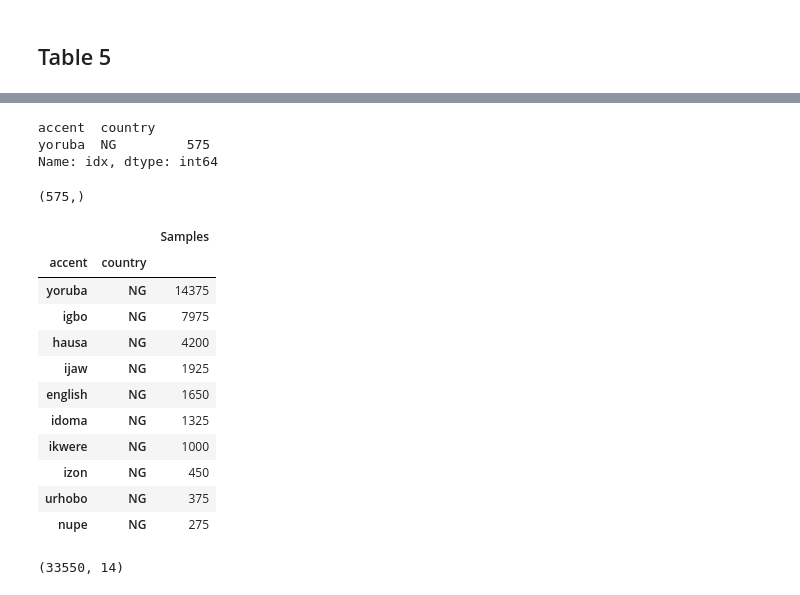
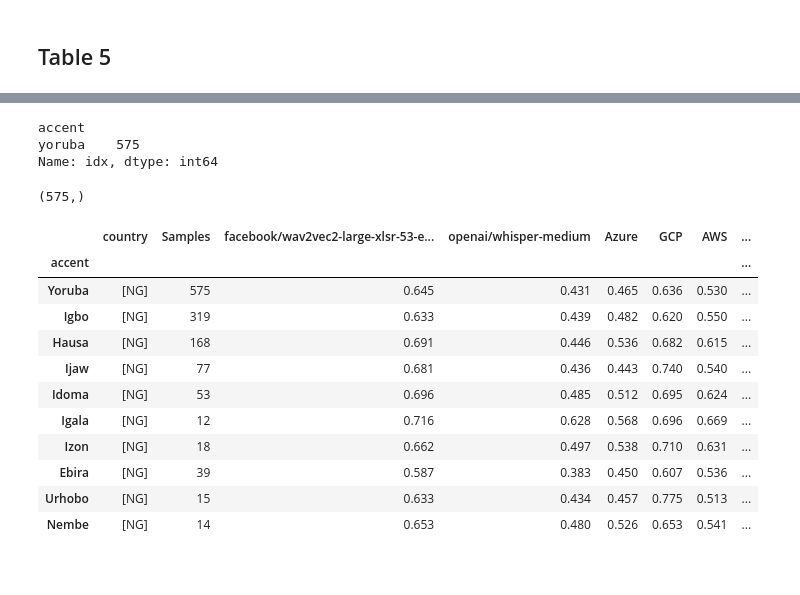
Before and after one commit to intron-innovation/AfriSpeech-200, a Jupyter notebook: notebooks/result_analysis.ipynb, the cells around one changed output, grey strips where cells are left out. Drawn from its saved outputs; the diff is of its cells as text; code cells hidden in the pictures.

```diff
--- a/notebooks/result_analysis.ipynb
+++ b/notebooks/result_analysis.ipynb
@@ -237,0 +259,3 @@ devset.head(2)
+# %%
+traindevset = pd.concat([trainset, devset])
+traindevset.shape
@@ -238 +392,41 @@ devset.head(2)
+# %%
+def accent_wer_v1(df, traindevset_df, origin, topk, open_source_list, commercial_list, ours_list, ):
+
+    # get the topk accents using the traindev dataframe
+    top_accent_df = traindevset_df[traindevset_df["origin"] == origin].groupby(["accent"])["idx"].apply(lambda x: len(x)).sort_values(ascending=False)
+    top_accent_df = top_accent_df[:topk]
+    top_accent_df = top_accent_df.reset_index(name="Samples").set_index("accent").drop(columns="Samples")
+
+    # extract the countries as a list since some accents belong to multiple countries e.g swahili
+    accent_country_df = traindevset_df[traindevset_df["origin"] == origin].groupby(["accent"])["country"].apply(lambda x: list(set(x)))
+    accent_country_df = accent_country_df.reset_index(name="country").set_index("accent")
+
+
+    # to calculate the actual number of samples per accent
+    # using the test_csv would be inaccurate since we've filtered out some duplicated accents
+    unique_instances_per_model = df[df["name"] == df["name"].value_counts().index[0]]
+    country_samples = unique_instances_per_model[unique_instances_per_model["origin"] == origin].groupby(["accent"])["idx"].apply(lambda x: len(x)).sort_values(ascending=False)
+    country_samples = country_samples.to_frame().rename(columns = {"idx": "Samples"})
+
+
+    # merge the top accent with the country and samples dataframe
+    top_accent_df = top_accent_df.merge(accent_country_df, on="accent")
+    top_accent_df = top_accent_df.merge(country_samples, on="accent")
+
+
+    df_ = df.set_index("accent")
+    df_ = df_[df_.index.isin(top_accent_df.index)] # only compute the wer for topk accent
+
+    wer_per_accent_df = df_.groupby(["name", "accent"]).apply(lambda x: wer_metric.compute(predictions=x.prediction, references=x.reference))
+    wer_per_accent_df_ = wer_per_accent_df.reset_index(["name"], name="WER").pivot(columns="name")
+    wer_per_accent_df_ = wer_per_accent_df_.droplevel(0, axis=1)
+
+
+    accent_wer_combined = top_accent_df.merge(wer_per_accent_df_[open_source_list], on="accent")
+    accent_wer_combined = accent_wer_combined.merge(wer_per_accent_df_[commercial_list], on="accent")
+    accent_wer_combined = accent_wer_combined.merge(wer_per_accent_df_[ours_list], on="accent")
+
+    accent_wer_combined.index = accent_wer_combined.index.str.capitalize()
+
+    return accent_wer_combined.round(3)
 # %%
@@ -292,8 +492,8 @@ round(r, 3)
 # %%
-sanity_check_df[sanity_check_df["origin"] == "nigerian"].groupby(["accent", "country"])["idx"].apply(lambda x: len(x)).sort_values(ascending=False)[:10]
+sanity_check_df[sanity_check_df["origin"] == o].groupby(["accent"])["idx"].apply(lambda x: len(x)).sort_values(ascending=False)[:10]
 # %% [output]
-accent  country
-yoruba  NG         575
+accent
+yoruba    575
 Name: idx, dtype: int64
 # %%
 sanity_check_df.prediction.shape
@@ -307,19 +507,18 @@ ours = ["facebook/wav2vec2-large-xlsr-53-english-all",
         "openai/whisper-medium-all"]
 # %%
 combined_df = pd.concat([test_df, test_finetune_df])
-accent_df = accent_wer(combined_df, devset, "nigerian", 10, open_source, commercial, ours)
+accent_df = accent_wer_v1(combined_df, traindevset, "nigerian", 10, open_source, commercial, ours)
 accent_df
 # %% [output]
-|  |  | Samples |
-| accent | country |  |
-| yoruba | NG | 14375 |
-| igbo | NG | 7975 |
-| hausa | NG | 4200 |
-| ijaw | NG | 1925 |
-| english | NG | 1650 |
-| idoma | NG | 1325 |
-| ikwere | NG | 1000 |
-| izon | NG | 450 |
-| urhobo | NG | 375 |
-| nupe | NG | 275 |
+|  | country | Samples | facebook/wav2vec2-large-xlsr-53-e... | openai/whisper-medium | Azure | GCP | AWS | ... |
+| accent |  |  |  |  |  |  |  | ... |
+| Yoruba | [NG] | 575 | 0.645 | 0.431 | 0.465 | 0.636 | 0.530 | ... |
+| Igbo | [NG] | 319 | 0.633 | 0.439 | 0.482 | 0.620 | 0.550 | ... |
+| Hausa | [NG] | 168 | 0.691 | 0.446 | 0.536 | 0.682 | 0.615 | ... |
+| Ijaw | [NG] | 77 | 0.681 | 0.436 | 0.443 | 0.740 | 0.540 | ... |
+| Idoma | [NG] | 53 | 0.696 | 0.485 | 0.512 | 0.695 | 0.624 | ... |
+| Igala | [NG] | 12 | 0.716 | 0.628 | 0.568 | 0.696 | 0.669 | ... |
+| Izon | [NG] | 18 | 0.662 | 0.497 | 0.538 | 0.710 | 0.631 | ... |
+| Ebira | [NG] | 39 | 0.587 | 0.383 | 0.450 | 0.607 | 0.536 | ... |
+| Urhobo | [NG] | 15 | 0.633 | 0.434 | 0.457 | 0.775 | 0.513 | ... |
+| Nembe | [NG] | 14 | 0.653 | 0.480 | 0.526 | 0.653 | 0.541 | ... |
-(33550, 14)
```
Also changed, not shown: parts of 33 cells of this notebook.
